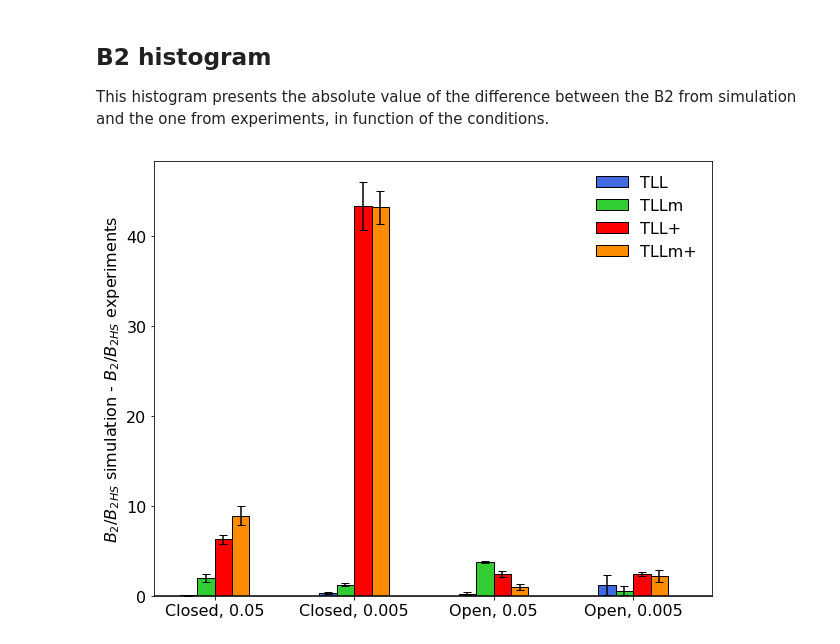
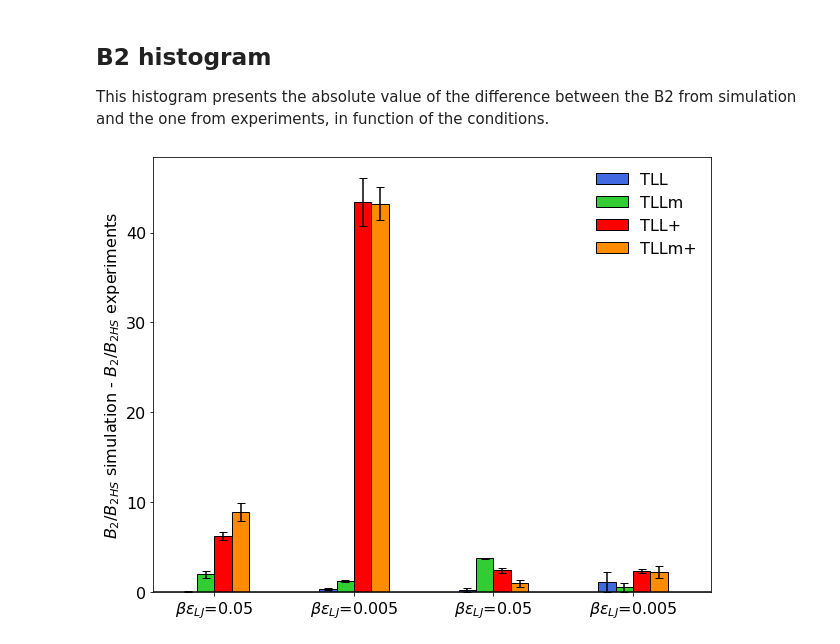
Before and after one commit to mlund/SI-Lipase-Structure-Factors, a Jupyter notebook: twobody/noswap/plot_2body_noswap.ipynb, the cells around one changed output. Saved outputs shown, nothing was run; the diff lists cells and outputs as text; code cells hidden in the pictures.

```diff
--- a/twobody/noswap/plot_2body_noswap.ipynb
+++ b/twobody/noswap/plot_2body_noswap.ipynb
@@ -120,37 +120,44 @@ This histogram presents the absolute value of the difference between the B2 from
 # %%
 plt.rcParams.update({'font.size': 16, 'figure.figsize': [10.0, 8.0]})
 
-label = ["Closed, 0.05", "Closed, 0.005", "Open, 0.05", "Open, 0.005"]
+betaeps = r'$\beta\varepsilon_{LJ}}$'
+
+#label = ["Closed, {}=0.05".format(betaeps), r"Closed, {}=0.005".format(betaeps),
+#         r"Open, {}=0.05".format(betaeps), r"Open, {}=0.005".format(betaeps)]
+
+
+label = ["{}=0.05".format(betaeps), r"{}=0.005".format(betaeps),
+         r"{}=0.05".format(betaeps), r"{}=0.005".format(betaeps)]
 
 # Position of bars
 x1 =[1, 5, 9, 13]
 x2 = [1.5, 5.5, 9.5, 13.5]
 x3 =[2, 6, 10, 14]
 x4 =[2.5, 6.5, 10.5, 14.5]
 xmid =[1.75, 5.75, 9.75, 13.75]
 
 # Absolute averaged values of simulated B2 - experimental B2
 y1 = [0.07253, 0.3258, 0.2391, 1.1651]     #TLL
 y2 = [1.9738, 1.2470, 3.7501, 0.5564]      #TLLm
 y3 = [6.2643, 43.3871, 2.4354, 2.3828]     #TLL+
 y4 = [8.9258, 43.1907, 0.9897, 2.2323]     #TLLm+
 
 # Standard deviation of simulated B2 - experimental B2
 err1 = [0.0400, 0.1247, 0.1941, 1.0927]    #TLL
 err2 = [0.4259, 0.1376, 0.0645, 0.4795]    #TLLm
 err3 = [0.4575, 2.6717, 0.3015, 0.2151]    #TLL+
 err4 = [1.0072, 1.8376, 0.3591, 0.6516]    #TLLm+
 
 # Full-scale figure
 plt.bar(x1,y1,yerr=err1, capsize=4.0,width=0.5,align='center',color='royalblue', edgecolor='black', label="TLL")
 plt.bar(x2,y2,yerr=err2, capsize=4.0,width=0.5,align='center',color='limegreen', edgecolor='black',label="TLLm")
 plt.bar(x3,y3,yerr=err3, capsize=4.0,width=0.5,align='center',color='red', edgecolor='black',label="TLL+")
 plt.bar(x4,y4,yerr=err4, capsize=4.0,width=0.5,align='center',color='darkorange', edgecolor='black',label="TLLm+")
 
 plt.xticks(xmid,label)
 plt.plot((0,16),(0,0),'k-')
 plt.xlim(0,16)
 plt.legend(loc=0,frameon=False)
-plt.ylabel("$B_2/B_{2HS}$ simulation - $B_2/B_{2HS}$ experiments")
+plt.ylabel("$B_2/B_{2HS}$ simulation - $B_2/B_{2HS}$ experiments");
 # %% [output]
-[figure, old version]
+[figure, new version]
```
Also changed, not shown: parts of 7 cells of this notebook, 6 other files.
